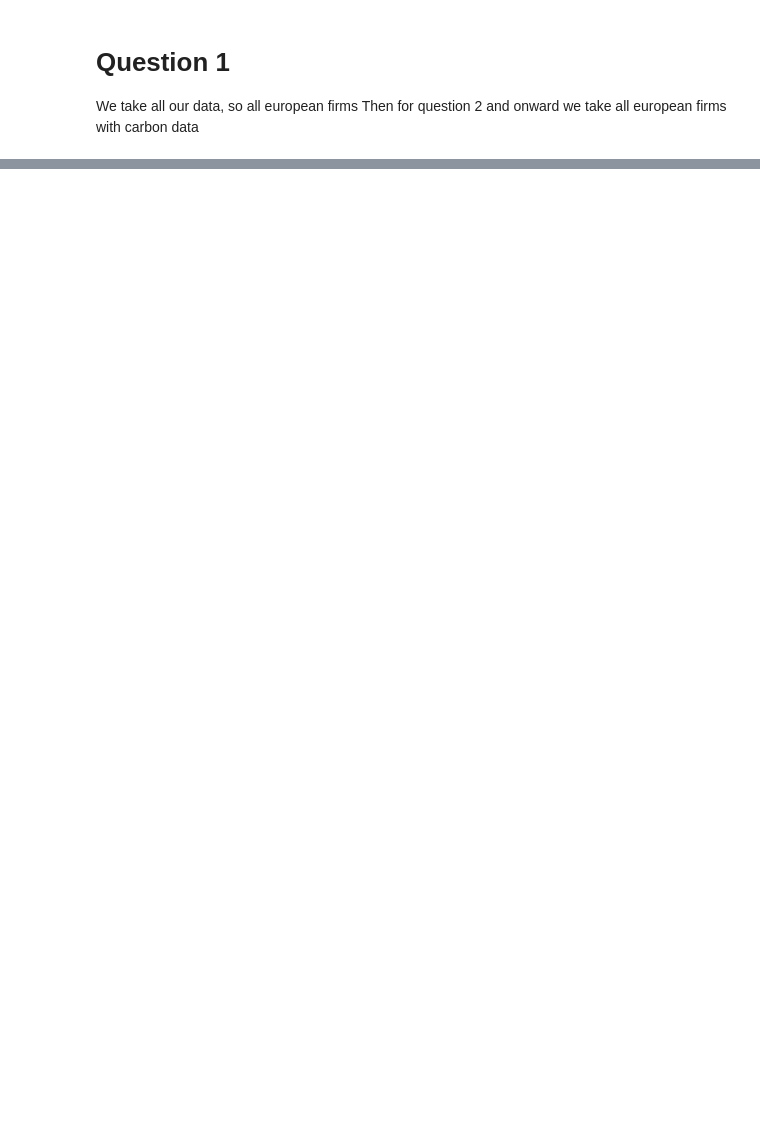
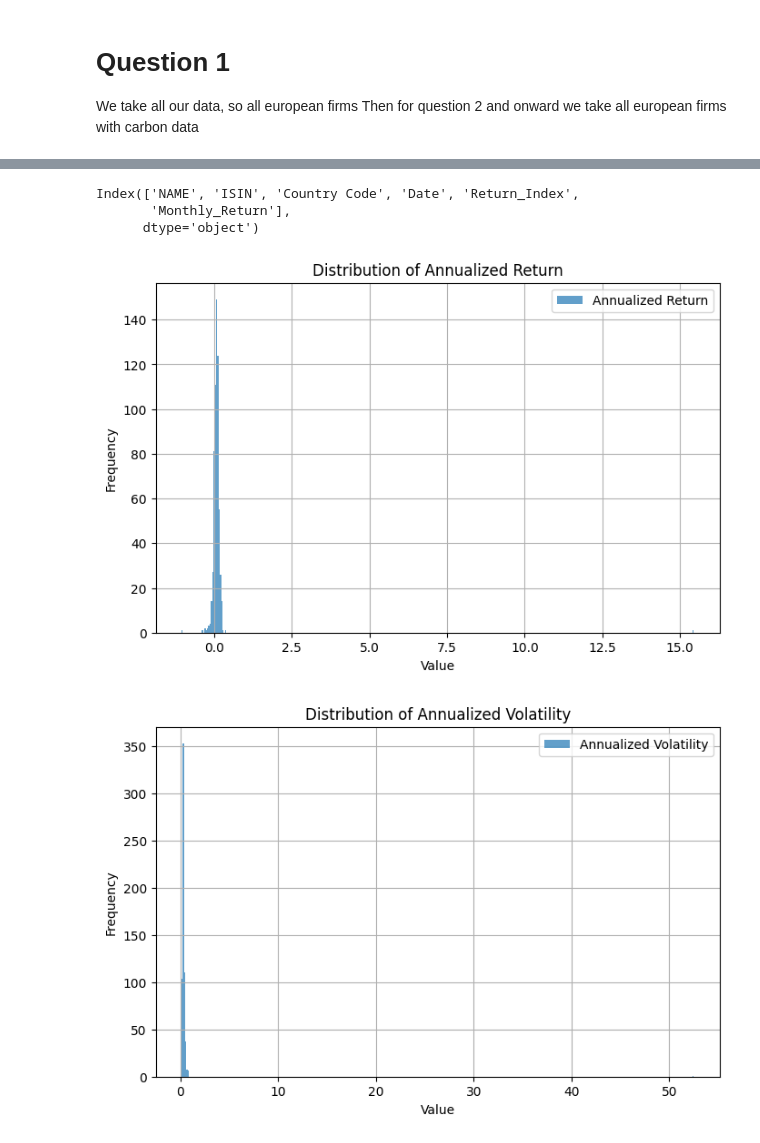
Before and after one commit to baertsch/FIN-429, a Jupyter notebook: Homework1.ipynb, the cells around one changed output, grey strips where cells are left out. Saved outputs shown, nothing was run; the diff lists cells and outputs as text; code cells hidden in the pictures; blank space fills up the shorter version.

```diff
--- a/Homework1.ipynb
+++ b/Homework1.ipynb
@@ -148,0 +106,58 @@ plt.show()
+# %%
+ri_m.columns = [pd.to_datetime(col, errors='ignore') if '-' in str(col) else col for col in ri_m.columns]
+
+
+ri = ri_m.melt(id_vars=["NAME", "ISIN", "Country Code"], var_name="Date", value_name="Return_Index")
+ri["Date"] = pd.to_datetime(ri["Date"], errors='coerce')
+ri = ri[(ri["Date"] >= '2013-12-29') & (ri["Date"] <= '2024-12-31')] #Takes period 2014-2024
+nb = ri.groupby("NAME").size() # Number of observations per firm
+ri = ri[ri["NAME"].isin(nb[nb == 133].index)] # Keep only firms with 133 observations
+ri.sort_values(by=["ISIN", "Date"], inplace=True)
+ri['Monthly_Return'] = ri.groupby('ISIN')['Return_Index'].pct_change() #Computes returns
+ri.dropna(subset=['Monthly_Return'], inplace=True)
+ri.columns
+# %% [output]
+Index(['NAME', 'ISIN', 'Country Code', 'Date', 'Return_Index',
+       'Monthly_Return'],
+      dtype='object')
+# %%
+# Identify firms with inf values in indiv_return, the inf values are due to 0 returns
+# Only 4 firms had inf values
+inf_firms = ri[ri['Monthly_Return'].isin([np.inf, -np.inf])]['NAME'].unique()
+
+# Drop firms with inf values
+ri = ri[~ri['NAME'].isin(inf_firms)]
+# %%
+# Compute annualized return (Mean monthly return * 12)
+annualized_return = ri.groupby("NAME")["Monthly_Return"].mean() * 12
+
+# Compute annualized volatility (Std of monthly returns * sqrt(12))
+annualized_volatility = ri.groupby("NAME")["Monthly_Return"].std() * np.sqrt(12)
+
+# Merge into a single DataFrame
+df_stats = pd.DataFrame({
+    "Annualized Return": annualized_return,
+    "Annualized Volatility": annualized_volatility
+}).dropna()  # Drop NaN values if any
+
+# Plot Histogram of Annualized Returns & Volatility
+plt.figure(figsize=(8, 5))
+plt.hist(df_stats["Annualized Return"], bins=400, alpha=0.7, label="Annualized Return")
+plt.xlabel("Value")
+plt.ylabel("Frequency")
+plt.title("Distribution of Annualized Return")
+plt.legend()
+plt.grid(True)
+plt.show()
+
+plt.figure(figsize=(8, 5))
+plt.hist(df_stats["Annualized Volatility"], bins=400, alpha=0.7, label="Annualized Volatility")
+plt.xlabel("Value")
+plt.ylabel("Frequency")
+plt.title("Distribution of Annualized Volatility")
+plt.legend()
+plt.grid(True)
+plt.show()
+# %% [output]
+[figure, added]
+[figure, added]
```
Also changed, not shown: parts of 100 cells of this notebook.
